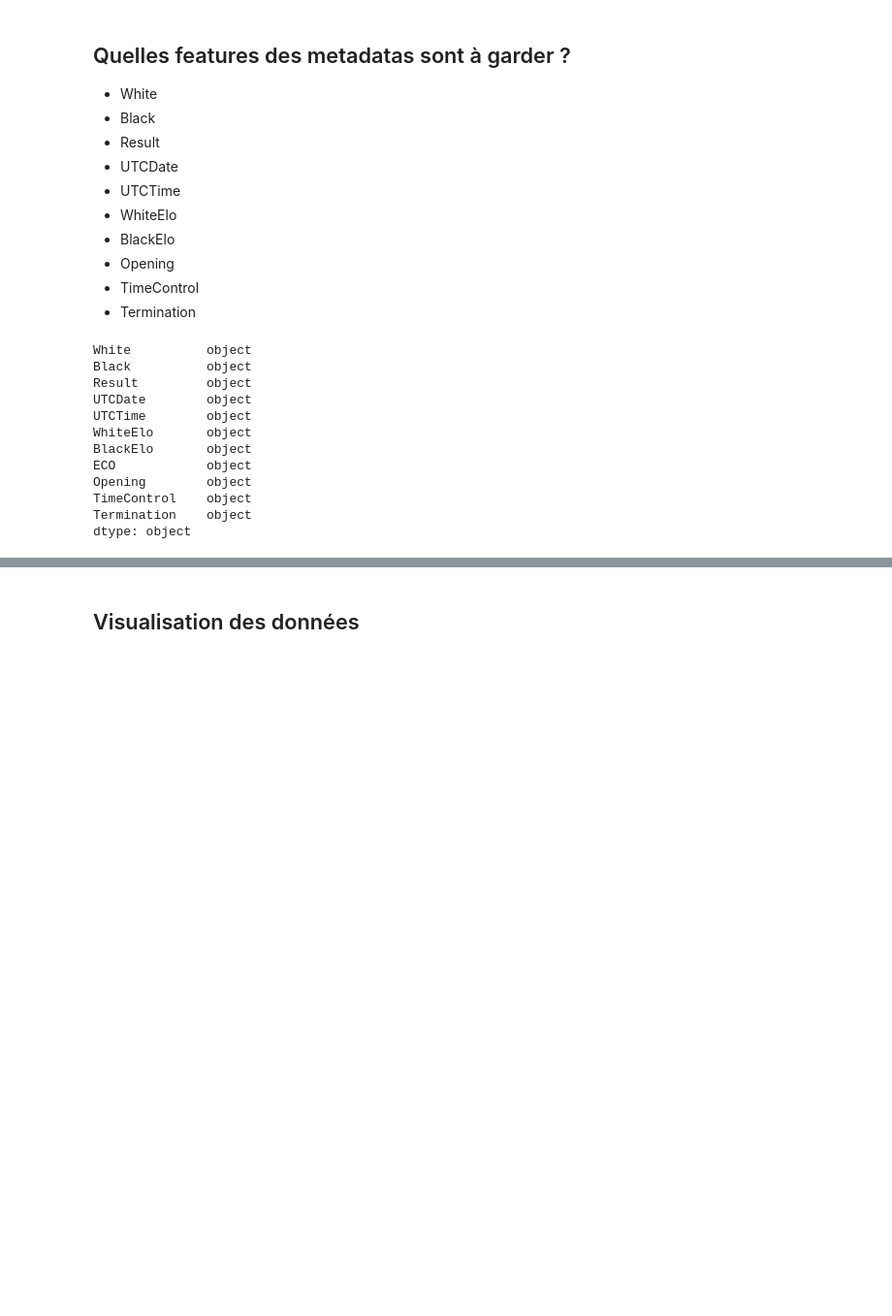
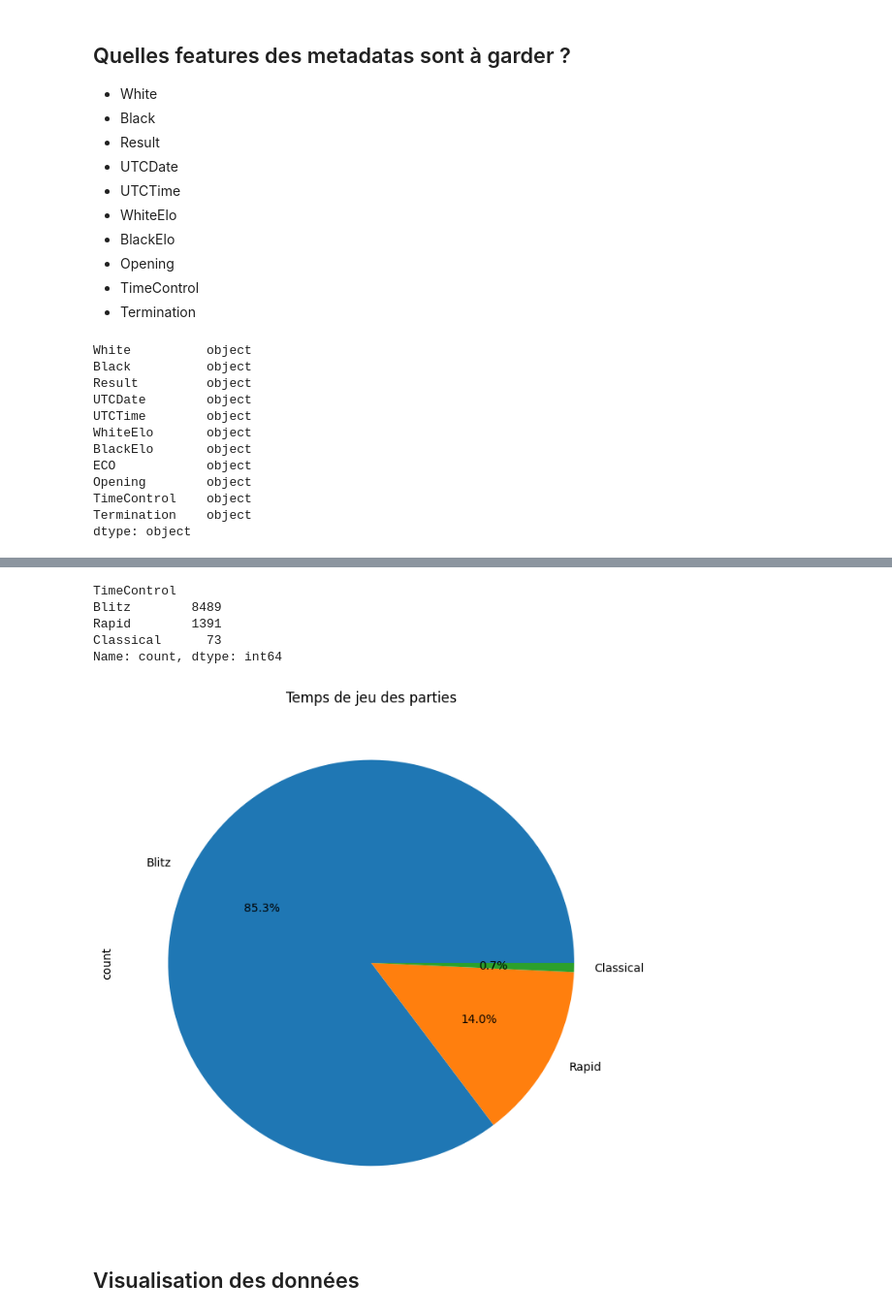
Before and after one commit to Playfaster92/chess_bot, a Jupyter notebook: read_metadata/reading_meta.ipynb, the cells around one changed output, grey strips where cells are left out. Shown: that part at 97% size. Saved outputs shown, nothing was run; the diff lists cells and outputs as text; code cells hidden in the pictures; blank space fills up the shorter version.

```diff
--- a/read_metadata/reading_meta.ipynb
+++ b/read_metadata/reading_meta.ipynb
@@ -92,3 +178,14 @@ dtype: object
+# %%
+df = df[df["TimeControl"] != "-"]
+df.TimeControl.value_counts().plot.pie(autopct='%1.1f%%', figsize=(8, 8), title="Temps de jeu des parties")
+df.TimeControl.value_counts()
+# %% [output]
+TimeControl
+Blitz        8489
+Rapid        1391
+Classical      73
+Name: count, dtype: int64
+[figure, added]
 # %% [markdown]
 ## Visualisation des données
 # %%
```
Also changed, not shown: parts of 19 cells of this notebook.
